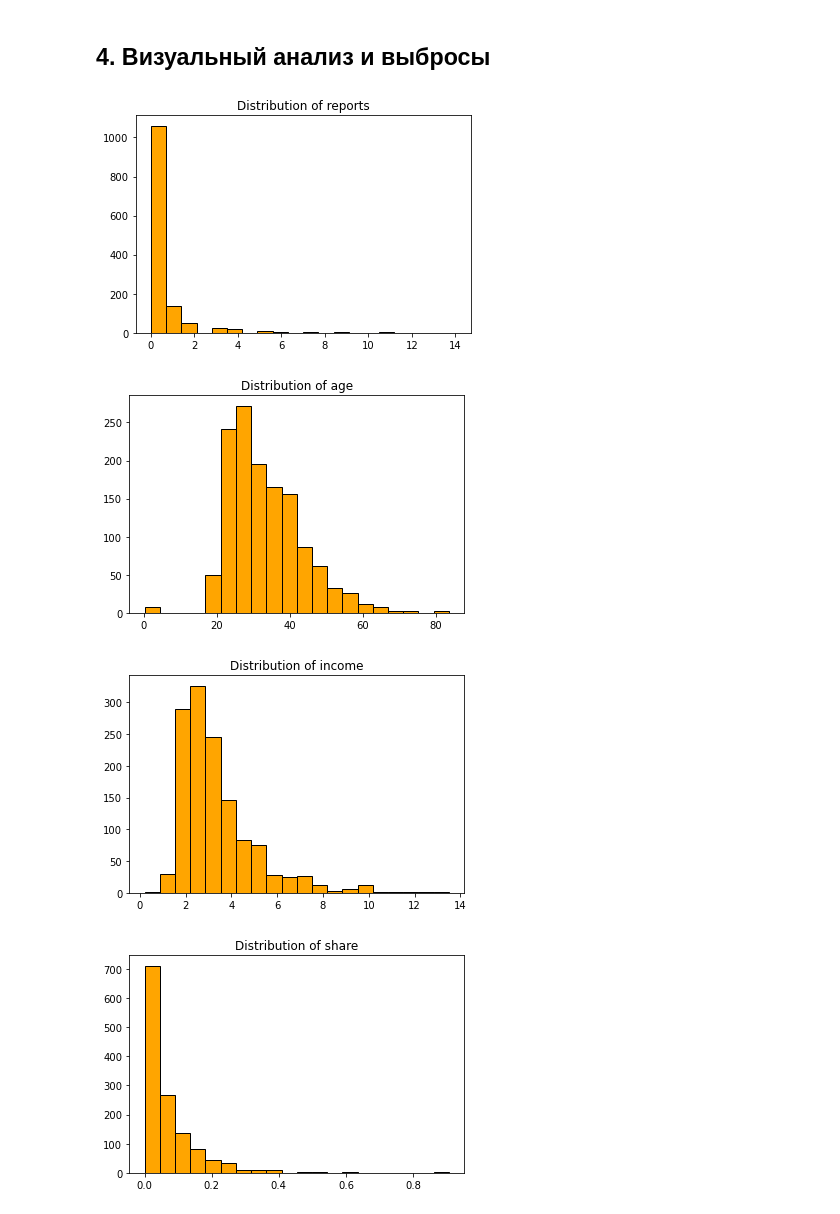
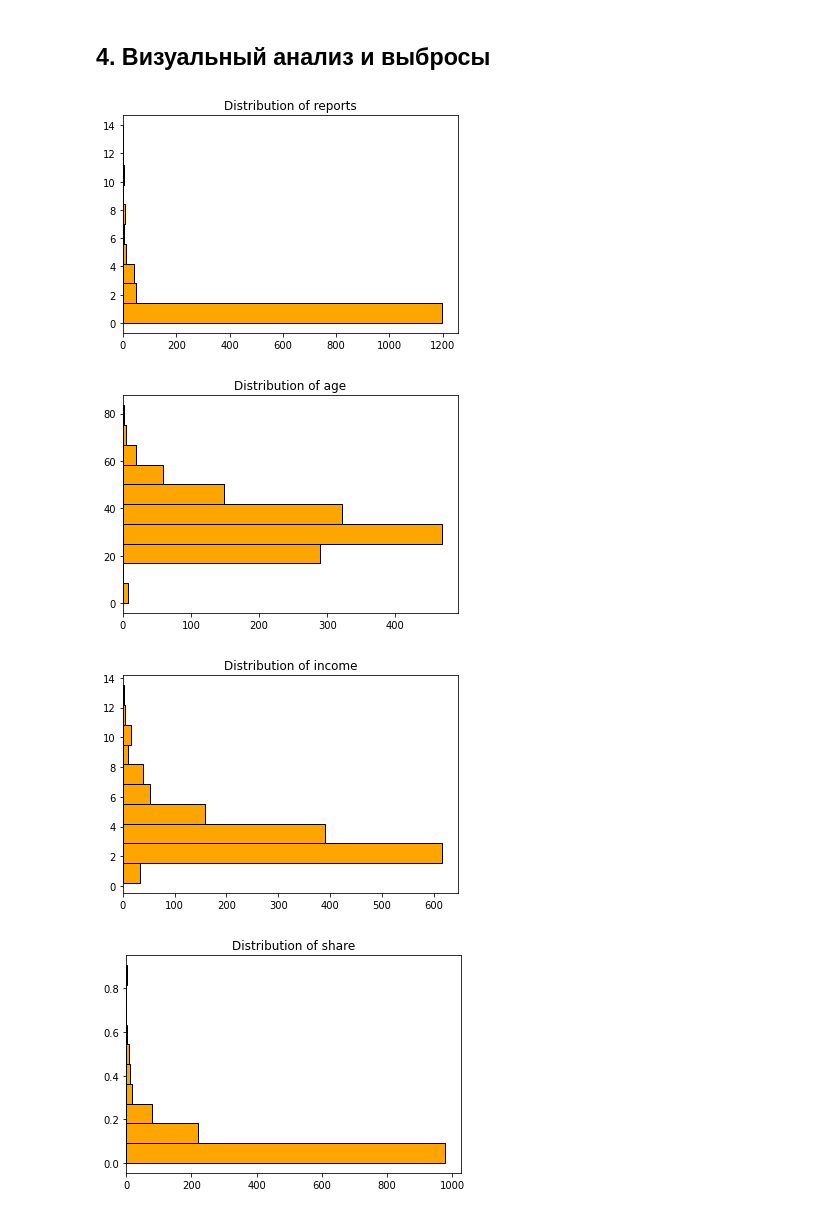
Before and after one commit to uasek/credit_scoring_project, a Jupyter notebook: datasets/11_AER/11_AER.ipynb, the cells around one changed output. Saved outputs shown, nothing was run; the diff lists cells and outputs as text; code cells hidden in the pictures.

```diff
--- a/datasets/11_AER/11_AER.ipynb
+++ b/datasets/11_AER/11_AER.ipynb
@@ -87,7 +95,7 @@ pd.DataFrame(y_test).to_parquet("/Users/vaneque/Desktop/L'ecole /Model risks/Dat
 
 # сохраняем списки категориальных и колич. переменных
 cat_vals = []
-num_vals = ['card', 'reports', 'age', 'income', 'share', 'expenditure', 'owner',
+num_vals = ['reports', 'age', 'income', 'share', 'expenditure', 'owner',
            'selfemp', 'dependents', 'months', 'majorcards', 'active']
 
 with open("/Users/vaneque/Desktop/L'ecole /Model risks/Data/[11] AER/factors.json", 'w') as f:
@@ -136,11 +144,11 @@ for col in X.columns:
 ## 4. Визуальный анализ и выбросы
 # %%
 for col in X.columns:
-    plt.hist(X[col], bins = 20,color='orange', ec='black' )
+    plt.hist(X[col], color='orange', ec='black', orientation = 'horizontal' )
     plt.title(f'Distribution of {col}')
     plt.show()
 # %% [output]
-[figure, old version]
+[figure, new version]
-[figure, old version]
+[figure, new version]
-[figure, old version]
+[figure, new version]
-[figure, old version]
+[figure, new version]
```
Also changed, not shown: parts of 5 cells of this notebook, 10 other files.
